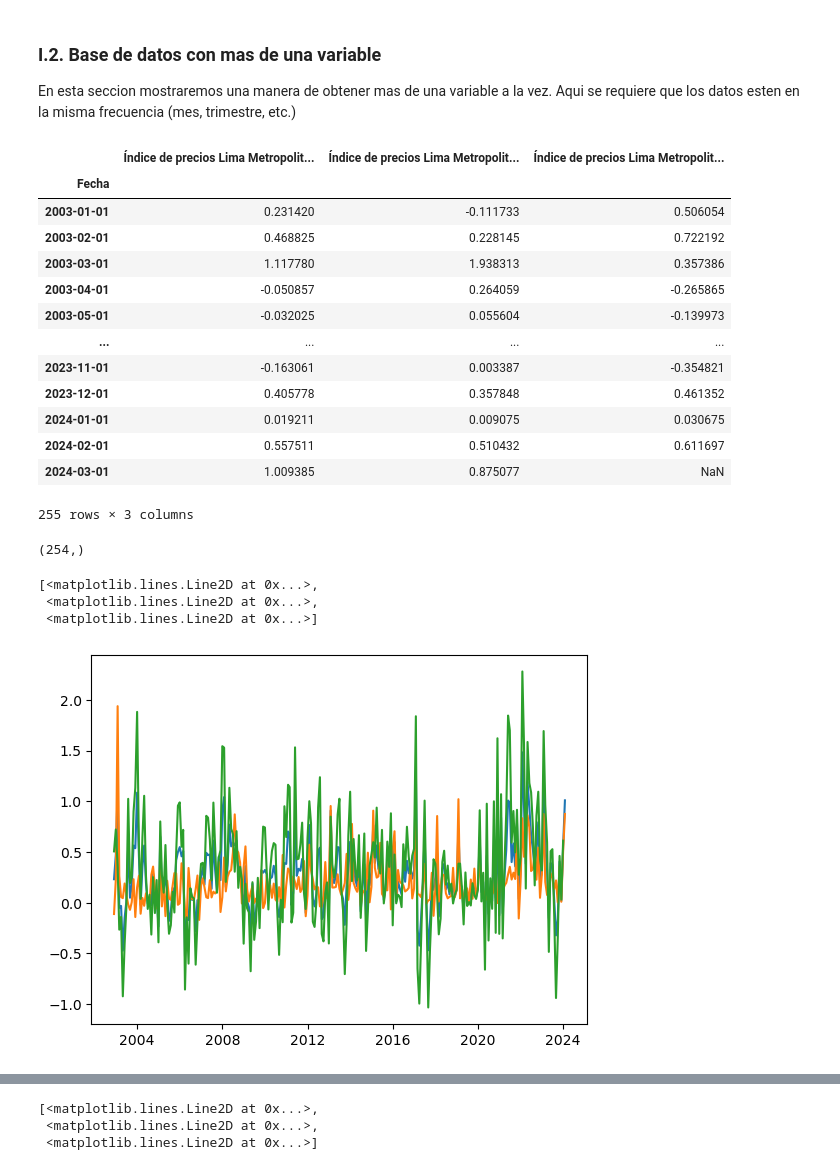
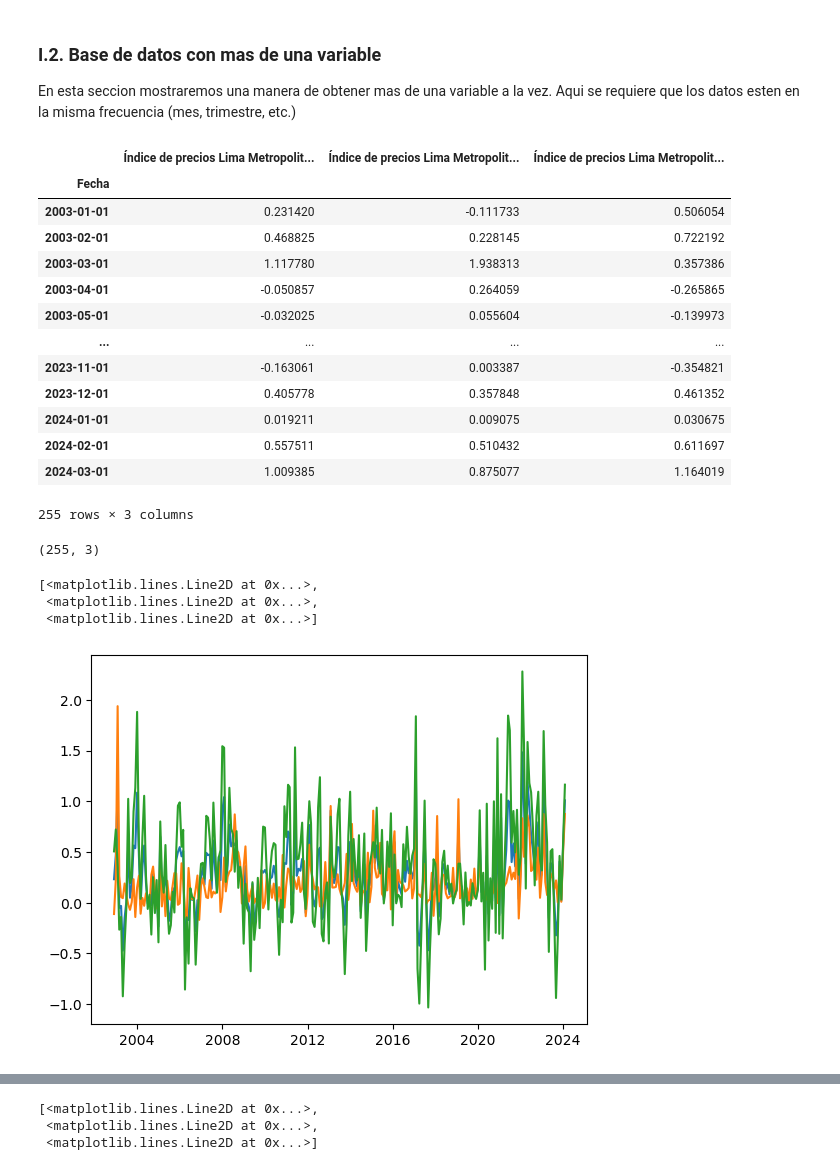
Before and after one commit to jhersoncueva/FIN_ECO, a Jupyter notebook: scrapping/download_data_bcrp/series_mensuales.ipynb, the cells around one changed output, grey strips where cells are left out. Drawn from its saved outputs; the diff is of its cells as text; code cells hidden in the pictures.

```diff
--- a/scrapping/download_data_bcrp/series_mensuales.ipynb
+++ b/scrapping/download_data_bcrp/series_mensuales.ipynb
@@ -47,7 +47,7 @@ Aqui se requiere que los datos esten en la misma frecuencia (mes, trimestre, etc
 # %%
 # Ejemplo 1: Obtener una variable a la vez
 url_base  = 'https://estadisticas.bcrp.gob.pe/estadisticas/series/api/'
-cod_var   = ['PN01271PM','PN01276PM','PN09816PM']
+cod_var   = ['PN01271PM','PN01276PM','PN09816PM',]
 form_out  = '/json'
 period    = '/2003-01/2024-03'
 
@@ -73,39 +73,39 @@ for j in cod_var:
 
     dict_aux = {'Fecha' : dates,
                  resp_json['config']['series'][0]['name'] : value}
     df_aux = pd.DataFrame(dict_aux)
 
     df_aux['Fecha'] = df_aux['Fecha'].str.replace('.','-')
     for (s,d) in zip(month_s,month_d):
         df_aux['Fecha'] = df_aux['Fecha'].str.replace(s,d)
     df_aux['Fecha'] = pd.to_datetime(df_aux['Fecha'])
 
 
     df_aux.set_index(df_aux['Fecha'], inplace=True)
     df_aux = df_aux.drop(columns=['Fecha'])
     df1    = pd.concat([df1, df_aux], axis=1)
 
 df1
 # df1.to_csv('FrecuenciaDiariaNueva.csv')
 # %% [output]
 |  | Índice de precios Lima Metropolit... | Índice de precios Lima Metropolit... | Índice de precios Lima Metropolit... |
 | Fecha |  |  |  |
 | 2003-01-01 | 0.231420 | -0.111733 | 0.506054 |
 | 2003-02-01 | 0.468825 | 0.228145 | 0.722192 |
 | 2003-03-01 | 1.117780 | 1.938313 | 0.357386 |
 | 2003-04-01 | -0.050857 | 0.264059 | -0.265865 |
 | 2003-05-01 | -0.032025 | 0.055604 | -0.139973 |
 | ... | ... | ... | ... |
 | 2023-11-01 | -0.163061 | 0.003387 | -0.354821 |
 | 2023-12-01 | 0.405778 | 0.357848 | 0.461352 |
 | 2024-01-01 | 0.019211 | 0.009075 | 0.030675 |
 | 2024-02-01 | 0.557511 | 0.510432 | 0.611697 |
-| 2024-03-01 | 1.009385 | 0.875077 | NaN |
+| 2024-03-01 | 1.009385 | 0.875077 | 1.164019 |
 255 rows × 3 columns
 # %%
-time.shape
+df1.shape
 # %% [output]
-(254,)
+(255, 3)
 # %%
 start_date = np.datetime64('2003-01')
 end_date = np.datetime64('2024-03')
@@ -121,4 +121,4 @@ plt.plot(time, IPC)
 [<matplotlib.lines.Line2D at 0x...>,
  <matplotlib.lines.Line2D at 0x...>,
  <matplotlib.lines.Line2D at 0x...>]
-[figure, old version]
+[figure, new version]
```
Also changed, not shown: parts of 1 cell of this notebook, 10 other files.
